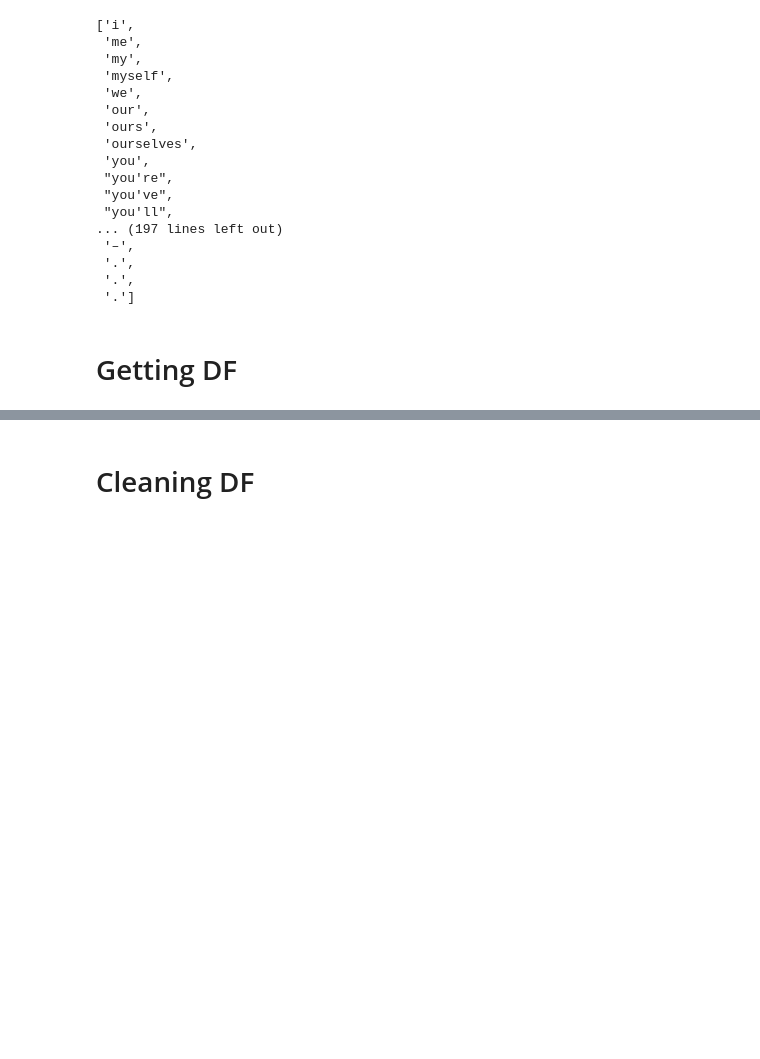
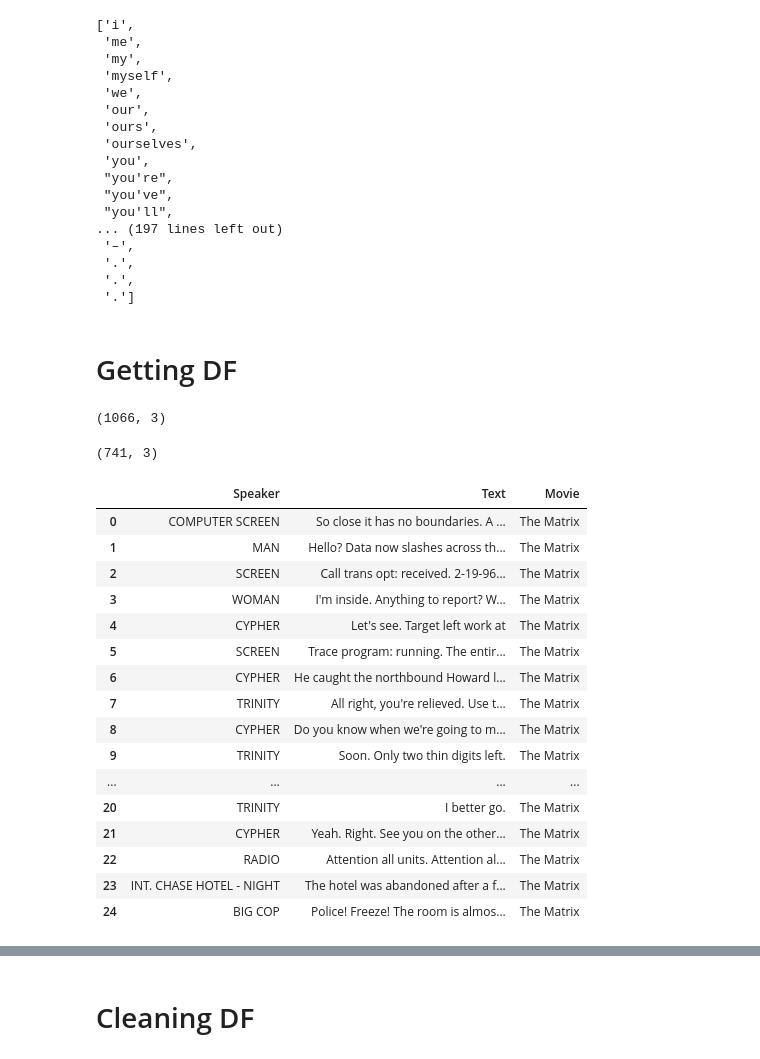
Before and after one commit to FabriceMesidor/ML_from_The-_Matrix, a Jupyter notebook: EDA-Modeling.ipynb, the cells around one changed output, grey strips where cells are left out. Cells and saved outputs as stored; diff of their text form; code cells hidden in the pictures; blank space fills up the shorter version.

```diff
--- a/EDA-Modeling.ipynb
+++ b/EDA-Modeling.ipynb
@@ -52,0 +56,28 @@ df = pd.read_pickle('script_TM')
+# %%
+df1.shape
+# %% [output]
+(1066, 3)
+# %%
+df2.shape
+# %% [output]
+(741, 3)
+# %%
+df1.head(25)
+# %% [output]
+|  | Speaker | Text | Movie |
+| 0 | COMPUTER SCREEN | So close it has no boundaries. A ... | The Matrix |
+| 1 | MAN | Hello? Data now slashes across th... | The Matrix |
+| 2 | SCREEN | Call trans opt: received. 2-19-96... | The Matrix |
+| 3 | WOMAN | I'm inside. Anything to report? W... | The Matrix |
+| 4 | CYPHER | Let's see. Target left work at | The Matrix |
+| 5 | SCREEN | Trace program: running. The entir... | The Matrix |
+| 6 | CYPHER | He caught the northbound Howard l... | The Matrix |
+| 7 | TRINITY | All right, you're relieved. Use t... | The Matrix |
+| 8 | CYPHER | Do you know when we're going to m... | The Matrix |
+| 9 | TRINITY | Soon. Only two thin digits left. | The Matrix |
+| ... | ... | ... | ... |
+| 20 | TRINITY | I better go. | The Matrix |
+| 21 | CYPHER | Yeah. Right. See you on the other... | The Matrix |
+| 22 | RADIO | Attention all units. Attention al... | The Matrix |
+| 23 | INT. CHASE HOTEL - NIGHT | The hotel was abandoned after a f... | The Matrix |
+| 24 | BIG COP | Police! Freeze! The room is almos... | The Matrix |
```
Also changed, not shown: parts of 29 cells of this notebook.
